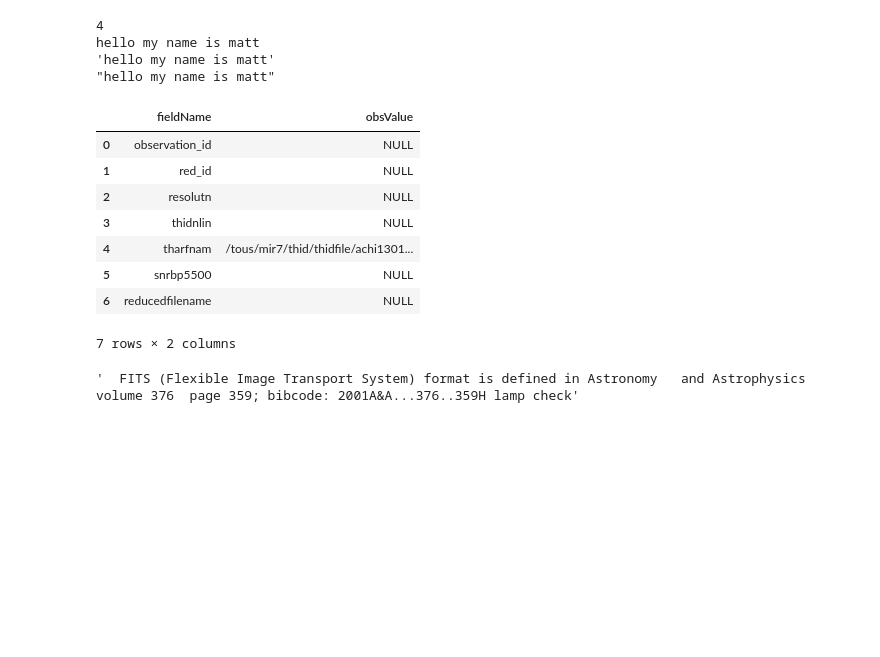
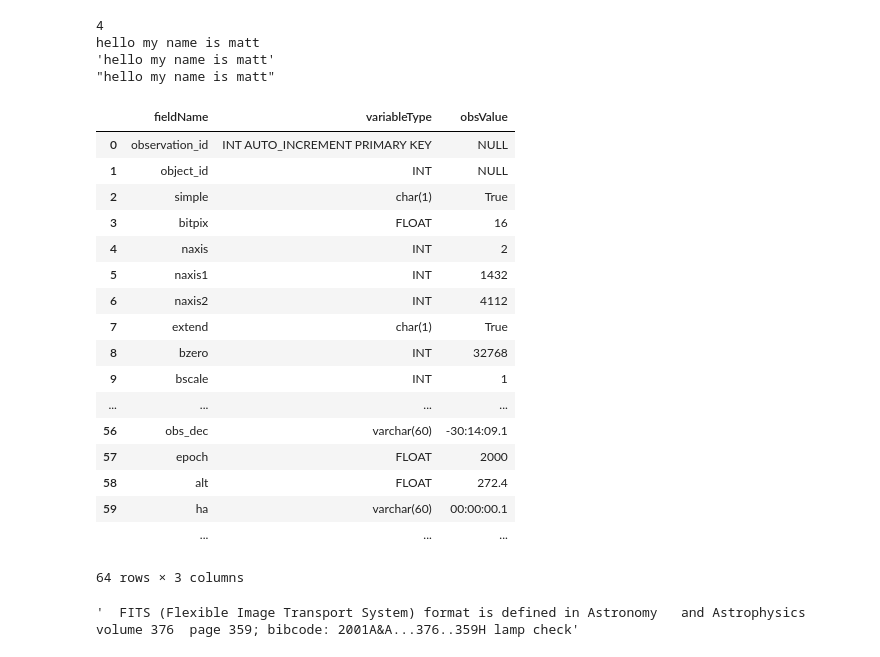
Before and after one commit to mattgiguere/chirondb, a Jupyter notebook: chironDBObject.ipynb, the cells around one changed output. Drawn from its saved outputs; the diff is of its cells as text; code cells hidden in the pictures; blank space fills up the shorter version.

```diff
--- a/chironDBObject.ipynb
+++ b/chironDBObject.ipynb
@@ -143,14 +143,15 @@ class chironObject:
                                user=creds[2],
                                passwd=creds[3],
                                db=creds[4])
-        cur = conn.cursor()
-        return cur
+        #cur = conn.cursor()
+        return conn
 
 
     def addToDatabase(self):
         """After all information has been retrieved from the FITS files
         this method can be called to add all the information to the database."""
-        cur = self.connectChironDB()
+        conn = self.connectChironDB()
+        cur = conn.cursor()
         for tidx  in self.tableNames:
             print('-----------------------------------------')
             print("TABLE NAME: "+tidx)
@@ -174,6 +175,7 @@ class chironObject:
             cmd += ", ".join(colNames) + ") VALUES (" + ", ".join(obsVals)+")"
             print(cmd)
             cur.execute(cmd)
+            conn.commit()
             #print(','.join(obsVals))
             #print("VALUES")
             #print(','.join(colNames))
@@ -220,19 +222,28 @@ hello my name is matt
 # %%
 cur = myObs.connectChironDB()
 # %%
-newTab = myObs.tableDict['reduction']
+newTab = myObs.tableDict['observations']
 newnewTab = newTab.fillna('NULL')
 newnewTab
 # %% [output]
-|  | fieldName | obsValue |
-| 0 | observation_id | NULL |
-| 1 | red_id | NULL |
-| 2 | resolutn | NULL |
-| 3 | thidnlin | NULL |
-| 4 | tharfnam | /tous/mir7/thid/thidfile/achi1301... |
-| 5 | snrbp5500 | NULL |
-| 6 | reducedfilename | NULL |
+|  | fieldName | variableType | obsValue |
+| 0 | observation_id | INT AUTO_INCREMENT PRIMARY KEY | NULL |
+| 1 | object_id | INT | NULL |
+| 2 | simple | char(1) | True |
+| 3 | bitpix | FLOAT | 16 |
+| 4 | naxis | INT | 2 |
+| 5 | naxis1 | INT | 1432 |
+| 6 | naxis2 | INT | 4112 |
+| 7 | extend | char(1) | True |
+| 8 | bzero | INT | 32768 |
+| 9 | bscale | INT | 1 |
+| ... | ... | ... | ... |
+| 56 | obs_dec | varchar(60) | -30:14:09.1 |
+| 57 | epoch | FLOAT | 2000 |
+| 58 | alt | FLOAT | 272.4 |
+| 59 | ha | varchar(60) | 00:00:00.1 |
+|  | ... | ... | ... |
-7 rows × 2 columns
+64 rows × 3 columns
 # %%
 comment = myObs.tableDict['observations'].loc[42, 'obsValue']
 comment
```
